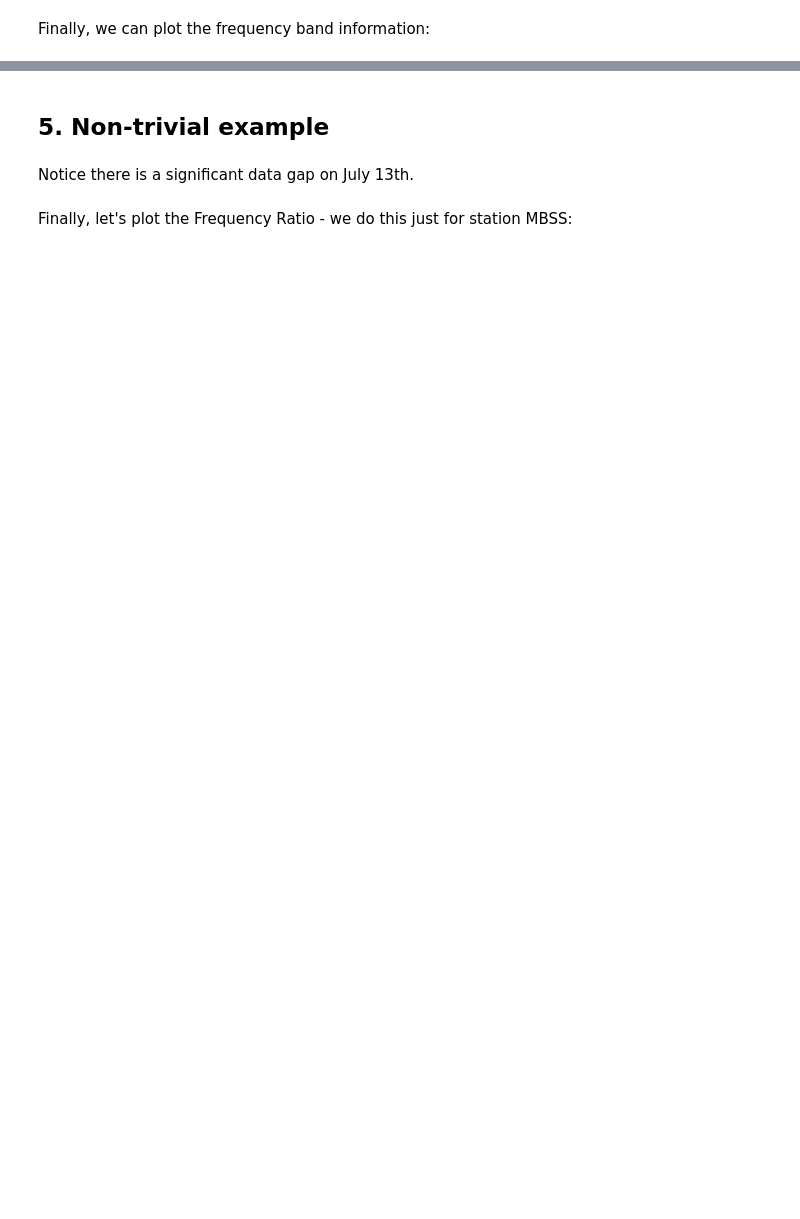
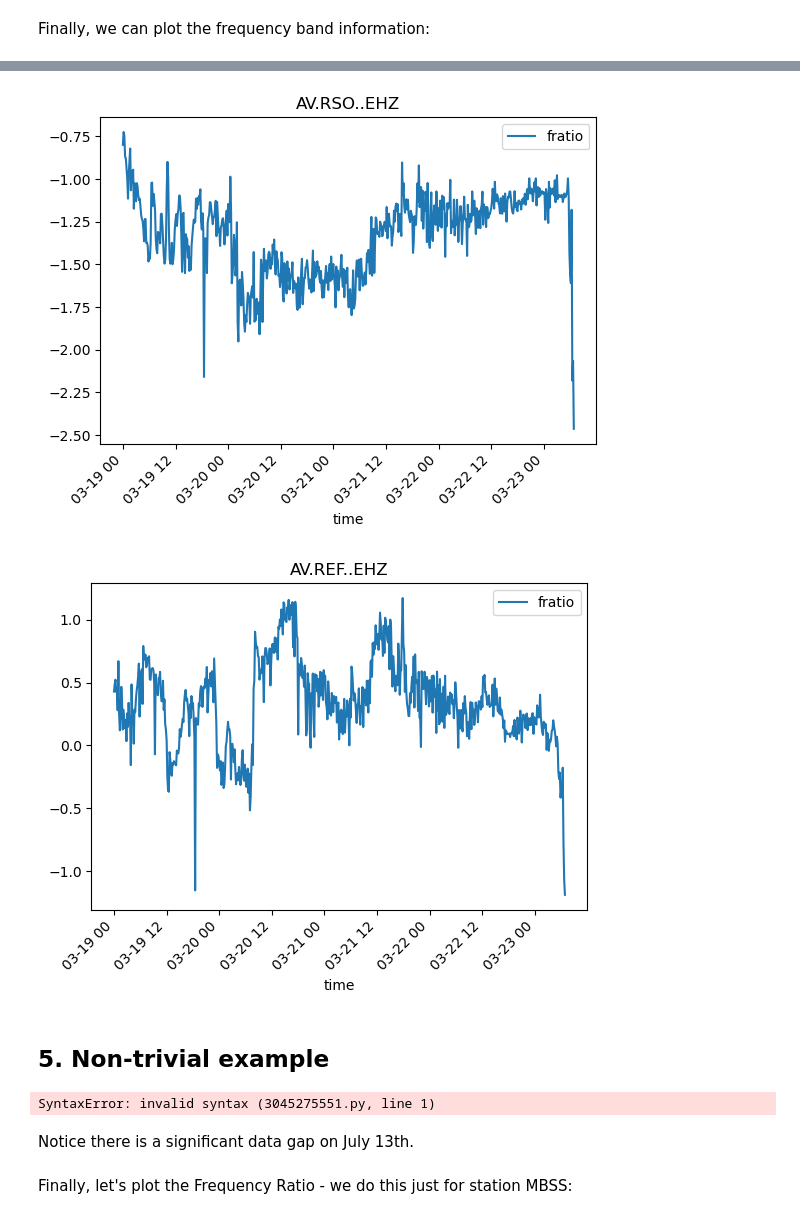
Before and after one commit to gthompson/CompSciS26, a Jupyter notebook: week10/101_RSAM.ipynb, the cells around one changed output, grey strips where cells are left out. Saved outputs shown, nothing was run; the diff lists cells and outputs as text; code cells hidden in the pictures; blank space fills up the shorter version.

```diff
--- a/week10/101_RSAM.ipynb
+++ b/week10/101_RSAM.ipynb
@@ -156,24 +255,37 @@ rsamObj.plot(metrics='bands', kind='line')
 # %%
 
-rsamObj.plot(metrics='fratio', kind='line')
+rsamObj.plot(metrics='fratio', kind='line', ylims=(-3,3))
+# %% [output]
+[figure, added]
+[figure, added]
 # %% [markdown]
 ## 5. Non-trivial example
 # %%
+stop here
+import os
+import obspy
 from obspy.clients.filesystem.sds import Client as sdsclient
+from flovopy.processing.sam import RSAM
+SAM_DIR = os.path.expanduser('~/work/CompSci26/week10/sam_data')
+os.makedirs(SAM_DIR, exist_ok=True)
 
 # Compute RSAM in 1-day chunks for multiple network-station-location-channel's
-mySDSclient = sdsclient(str(SDS_DIR))
+mySDSclient = sdsclient(str(SDS_ROOT))
 startTime = obspy.core.UTCDateTime(2003,7,9)
 endTime = obspy.core.UTCDateTime(2003,7,16)
+startTime = obspy.core.UTCDateTime(2009,3,20)
+endTime = obspy.core.UTCDateTime(2009,3,24)
 secondsPerDay = 60 * 60 * 24
 numDays = (endTime-startTime)/secondsPerDay
 daytime = startTime
 while daytime < endTime:
     print(f'Loading Stream data for {daytime}')
-    st = mySDSclient.get_waveforms("MV", "*", "*", "[SBEHCD]*", daytime, daytime+secondsPerDay)
+    st = mySDSclient.get_waveforms("AV", "R*", "*", "[SBEHCD]*", daytime, daytime+secondsPerDay)
     print(f'- got {len(st)} Trace ids')
     print(f'Computing RSAM metrics for {daytime}, and saving to pickle files')
-    rsamMV24h = RSAM(stream=st, sampling_interval=60)
-    rsamMV24h.write(str(SAM_DIR), ext='csv', overwrite=True)
+    rsam24h = RSAM(stream=st, sampling_interval=60)
+    rsam24h.write(str(SAM_DIR), ext='csv', overwrite=True)
     daytime += secondsPerDay
 del mySDSclient
+# %% [output]
+SyntaxError: invalid syntax (3045275551.py, line 1)
```
Also changed, not shown: parts of 21 cells of this notebook.
